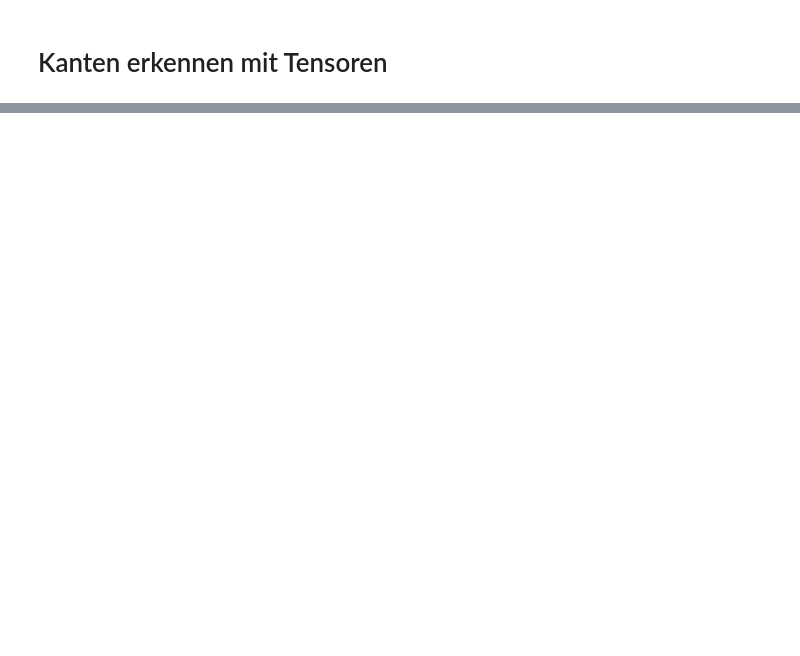
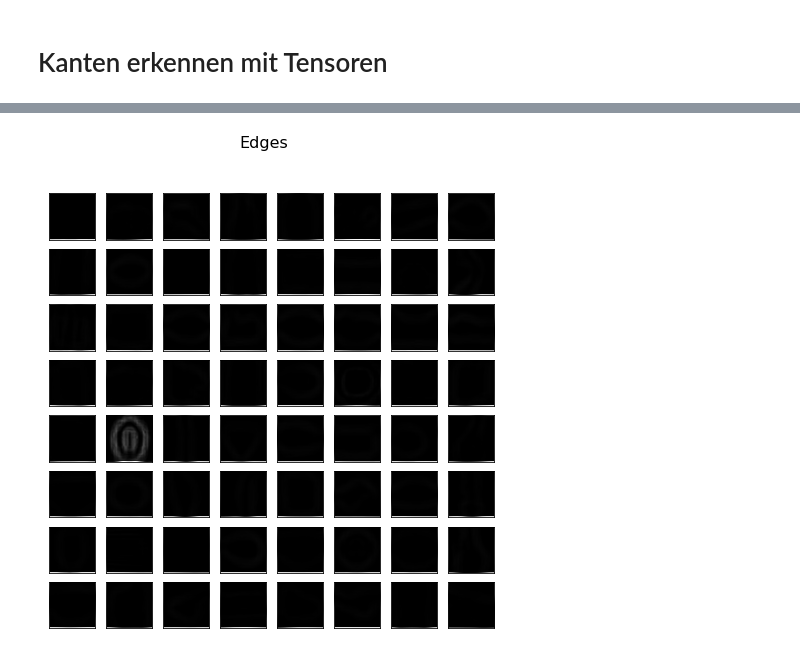
Before and after one commit to MaschinenNah/MachineLearningKochbuch03_LambdaSchichten, a Jupyter notebook: Kantenerkennung_mit_Tensoren.ipynb, the cells around one changed output, grey strips where cells are left out. Saved outputs shown, nothing was run; the diff lists cells and outputs as text; code cells hidden in the pictures; blank space fills up the shorter version.

```diff
--- a/Kantenerkennung_mit_Tensoren.ipynb
+++ b/Kantenerkennung_mit_Tensoren.ipynb
@@ -96,0 +103,5 @@ show.show_images_from_np_array(prediction, "Edges")
+# %%
+prediction_blurred = edge_detect.predict(blurred_images)
+show.show_images_from_np_array(prediction_blurred, "Edges")
+# %% [output]
+[figure, added]
```
Also changed, not shown: parts of 9 cells of this notebook.
